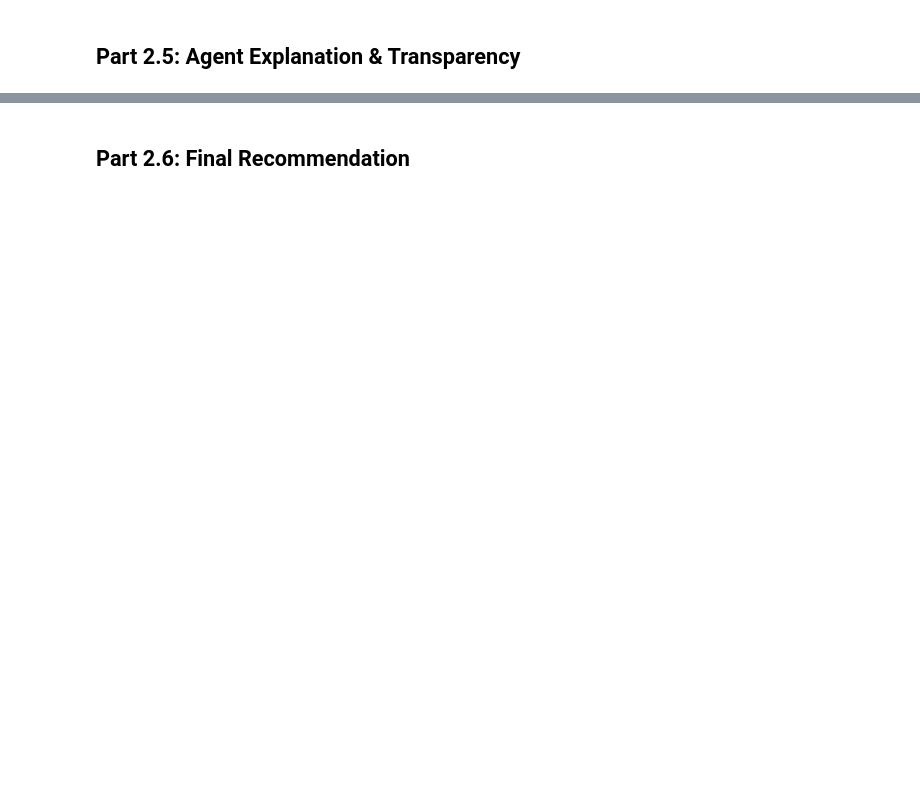
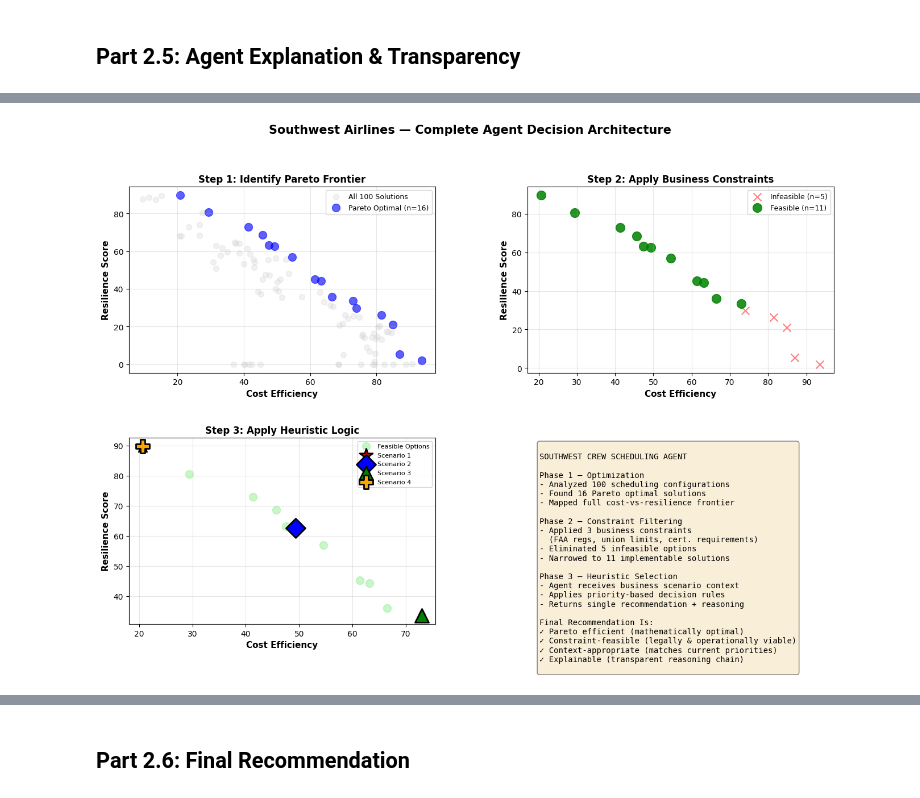
Before and after one commit to marleeheiken/airline_scheduling_optimization, a Jupyter notebook: optimization_engine.ipynb, the cells around one changed output, grey strips where cells are left out. Saved outputs shown, nothing was run; the diff lists cells and outputs as text; code cells hidden in the pictures; blank space fills up the shorter version.

```diff
--- a/optimization_engine.ipynb
+++ b/optimization_engine.ipynb
@@ -802,0 +1248,93 @@ if len(feasible_df) > 0:
+# %%
+# 4-panel agent decision process visualization
+fig = plt.figure(figsize=(16, 10))
+gs = fig.add_gridspec(2, 2, hspace=0.35, wspace=0.3)
+
+# Panel 1: Full opportunity space
+ax1 = fig.add_subplot(gs[0, 0])
+ax1.scatter(df[OBJECTIVE_1], df[OBJECTIVE_2],
+            s=50, c='lightgray', alpha=0.3, label='All 100 Solutions')
+ax1.scatter(pareto_df[OBJECTIVE_1], pareto_df[OBJECTIVE_2],
+            s=100, c='blue', alpha=0.6, label=f'Pareto Optimal (n={len(pareto_df)})')
+ax1.set_xlabel('Cost Efficiency', fontsize=11, fontweight='bold')
+ax1.set_ylabel('Resilience Score', fontsize=11, fontweight='bold')
+ax1.set_title('Step 1: Identify Pareto Frontier', fontsize=12, fontweight='bold')
+ax1.legend(fontsize=9)
+ax1.grid(True, alpha=0.3)
+
+# Panel 2: After constraint filtering
+ax2 = fig.add_subplot(gs[0, 1])
+infeasible = pareto_df[~pareto_df.index.isin(feasible_df.index)]
+if len(infeasible) > 0:
+    ax2.scatter(infeasible[OBJECTIVE_1], infeasible[OBJECTIVE_2],
+                s=100, c='red', alpha=0.5, marker='x',
+                label=f'Infeasible (n={len(infeasible)})')
+ax2.scatter(feasible_df[OBJECTIVE_1], feasible_df[OBJECTIVE_2],
+            s=130, c='green', alpha=0.85,
+            label=f'Feasible (n={len(feasible_df)})')
+ax2.set_xlabel('Cost Efficiency', fontsize=11, fontweight='bold')
+ax2.set_ylabel('Resilience Score', fontsize=11, fontweight='bold')
+ax2.set_title('Step 2: Apply Business Constraints', fontsize=12, fontweight='bold')
+ax2.legend(fontsize=9)
+ax2.grid(True, alpha=0.3)
+
+# Panel 3: Agent scenario recommendations
+ax3 = fig.add_subplot(gs[1, 0])
+ax3.scatter(feasible_df[OBJECTIVE_1], feasible_df[OBJECTIVE_2],
+            s=100, c='lightgreen', alpha=0.5, label='Feasible Options')
+
+colors3 = ['red', 'blue', 'green', 'orange']
+markers3 = ['*', 'D', '^', 'P']
+for i, (sname, sparams) in enumerate(list(scenarios.items())[:4]):
+    rec = agent.recommend(sparams)
+    sol = rec['solution']
+    ax3.scatter(sol[OBJECTIVE_1], sol[OBJECTIVE_2],
+                s=300, c=colors3[i], marker=markers3[i],
+                edgecolors='black', linewidth=2,
+                label=sname.split(':')[0], zorder=5)
+
+ax3.set_xlabel('Cost Efficiency', fontsize=11, fontweight='bold')
+ax3.set_ylabel('Resilience Score', fontsize=11, fontweight='bold')
+ax3.set_title('Step 3: Apply Heuristic Logic', fontsize=12, fontweight='bold')
+ax3.legend(fontsize=8)
+ax3.grid(True, alpha=0.3)
+
+# Panel 4: Text summary
+ax4 = fig.add_subplot(gs[1, 1])
+ax4.axis('off')
+explanation_text = f"""
+SOUTHWEST CREW SCHEDULING AGENT
+
+Phase 1 — Optimization
+- Analyzed {len(df)} scheduling configurations
+- Found {len(pareto_df)} Pareto optimal solutions
+- Mapped full cost-vs-resilience frontier
+
+Phase 2 — Constraint Filtering
+- Applied {len(constraints_df)} business constraints
+  (FAA regs, union limits, cert. requirements)
+- Eliminated {len(pareto_df) - len(feasible_df)} infeasible options
+- Narrowed to {len(feasible_df)} implementable solutions
+
+Phase 3 — Heuristic Selection
+- Agent receives business scenario context
+- Applies priority-based decision rules
+- Returns single recommendation + reasoning
+
+Final Recommendation Is:
+✓ Pareto efficient (mathematically optimal)
+✓ Constraint-feasible (legally & operationally viable)
+✓ Context-appropriate (matches current priorities)
+✓ Explainable (transparent reasoning chain)
+"""
+ax4.text(0.04, 0.97, explanation_text, transform=ax4.transAxes,
+         fontsize=10, verticalalignment='top', family='monospace',
+         bbox=dict(boxstyle='round', facecolor='wheat', alpha=0.5))
+
+plt.suptitle('Southwest Airlines — Complete Agent Decision Architecture',
+             fontsize=15, fontweight='bold', y=0.99)
+plt.savefig('images/agent_decision_process.png', dpi=300, bbox_inches='tight')
+plt.show()
+print("\n✓ Visualization saved as 'images/agent_decision_process.png'")
+# %% [output]
+[figure, added]
```
Also changed, not shown: parts of 15 cells of this notebook, 9 other files.
